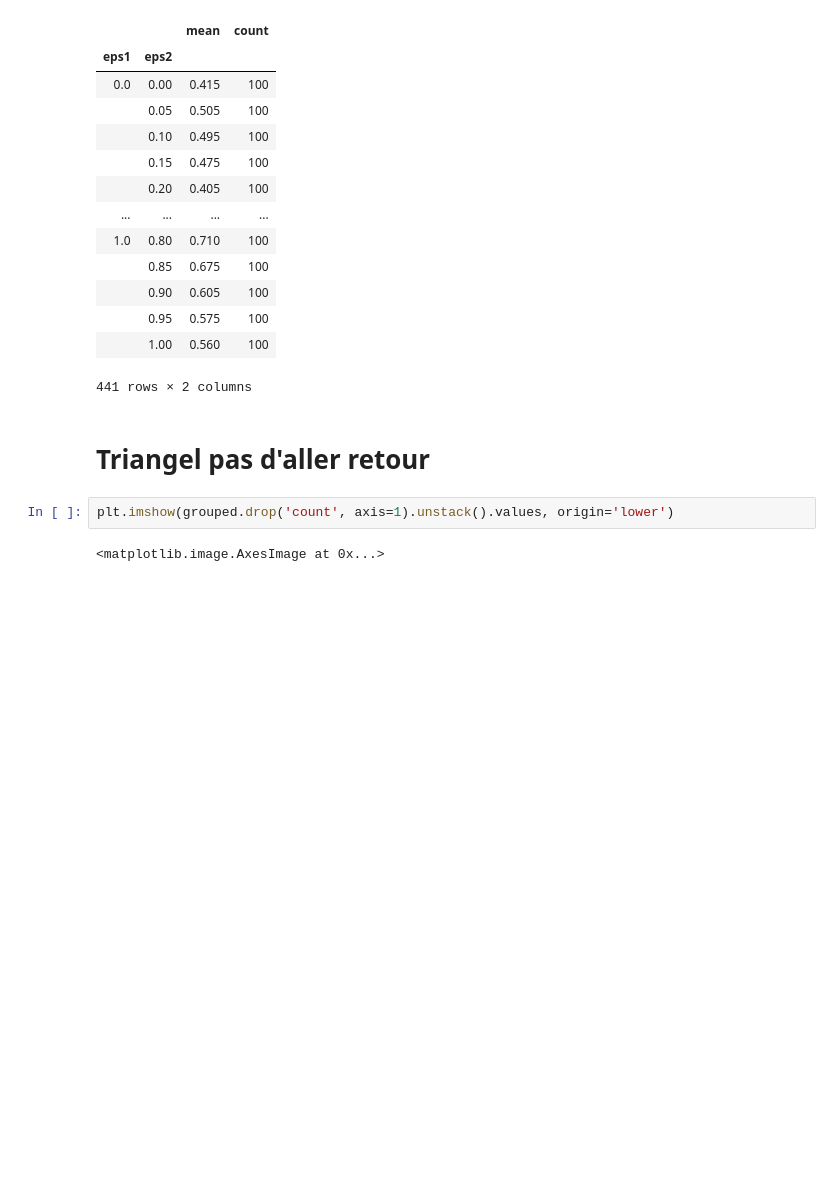
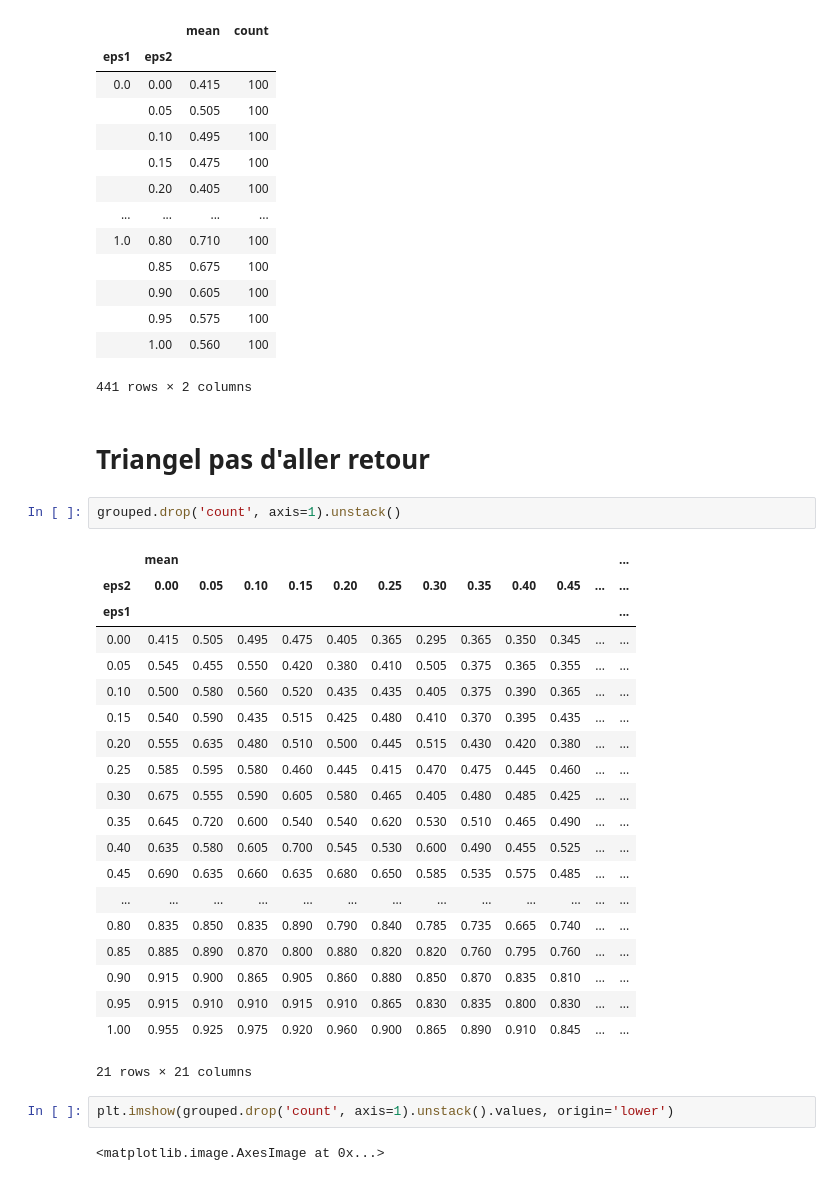
Before and after one commit to C4ptainCrunch/thesis, a Jupyter notebook: source/notebooks/query-cloudwatch.ipynb, the cells around one changed output. Saved outputs shown, nothing was run; the diff lists cells and outputs as text; blank space fills up the shorter version.

```diff
--- a/source/notebooks/query-cloudwatch.ipynb
+++ b/source/notebooks/query-cloudwatch.ipynb
@@ -257,6 +250,29 @@ grouped
 441 rows × 2 columns
 # %% [markdown]
 # Triangel pas d'aller retour
+# %%
+grouped.drop('count', axis=1).unstack()
+# %% [output]
+|  | mean |  |  |  |  |  |  |  |  |  |  | ... |
+| eps2 | 0.00 | 0.05 | 0.10 | 0.15 | 0.20 | 0.25 | 0.30 | 0.35 | 0.40 | 0.45 | ... | ... |
+| eps1 |  |  |  |  |  |  |  |  |  |  |  | ... |
+| 0.00 | 0.415 | 0.505 | 0.495 | 0.475 | 0.405 | 0.365 | 0.295 | 0.365 | 0.350 | 0.345 | ... | ... |
+| 0.05 | 0.545 | 0.455 | 0.550 | 0.420 | 0.380 | 0.410 | 0.505 | 0.375 | 0.365 | 0.355 | ... | ... |
+| 0.10 | 0.500 | 0.580 | 0.560 | 0.520 | 0.435 | 0.435 | 0.405 | 0.375 | 0.390 | 0.365 | ... | ... |
+| 0.15 | 0.540 | 0.590 | 0.435 | 0.515 | 0.425 | 0.480 | 0.410 | 0.370 | 0.395 | 0.435 | ... | ... |
+| 0.20 | 0.555 | 0.635 | 0.480 | 0.510 | 0.500 | 0.445 | 0.515 | 0.430 | 0.420 | 0.380 | ... | ... |
+| 0.25 | 0.585 | 0.595 | 0.580 | 0.460 | 0.445 | 0.415 | 0.470 | 0.475 | 0.445 | 0.460 | ... | ... |
+| 0.30 | 0.675 | 0.555 | 0.590 | 0.605 | 0.580 | 0.465 | 0.405 | 0.480 | 0.485 | 0.425 | ... | ... |
+| 0.35 | 0.645 | 0.720 | 0.600 | 0.540 | 0.540 | 0.620 | 0.530 | 0.510 | 0.465 | 0.490 | ... | ... |
+| 0.40 | 0.635 | 0.580 | 0.605 | 0.700 | 0.545 | 0.530 | 0.600 | 0.490 | 0.455 | 0.525 | ... | ... |
+| 0.45 | 0.690 | 0.635 | 0.660 | 0.635 | 0.680 | 0.650 | 0.585 | 0.535 | 0.575 | 0.485 | ... | ... |
+| ... | ... | ... | ... | ... | ... | ... | ... | ... | ... | ... | ... | ... |
+| 0.80 | 0.835 | 0.850 | 0.835 | 0.890 | 0.790 | 0.840 | 0.785 | 0.735 | 0.665 | 0.740 | ... | ... |
+| 0.85 | 0.885 | 0.890 | 0.870 | 0.800 | 0.880 | 0.820 | 0.820 | 0.760 | 0.795 | 0.760 | ... | ... |
+| 0.90 | 0.915 | 0.900 | 0.865 | 0.905 | 0.860 | 0.880 | 0.850 | 0.870 | 0.835 | 0.810 | ... | ... |
+| 0.95 | 0.915 | 0.910 | 0.910 | 0.915 | 0.910 | 0.865 | 0.830 | 0.835 | 0.800 | 0.830 | ... | ... |
+| 1.00 | 0.955 | 0.925 | 0.975 | 0.920 | 0.960 | 0.900 | 0.865 | 0.890 | 0.910 | 0.845 | ... | ... |
+21 rows × 21 columns
 # %%
 plt.imshow(grouped.drop('count', axis=1).unstack().values, origin='lower')
 # %% [output]
```
Also changed, not shown: parts of 13 cells of this notebook, 3 other files.
